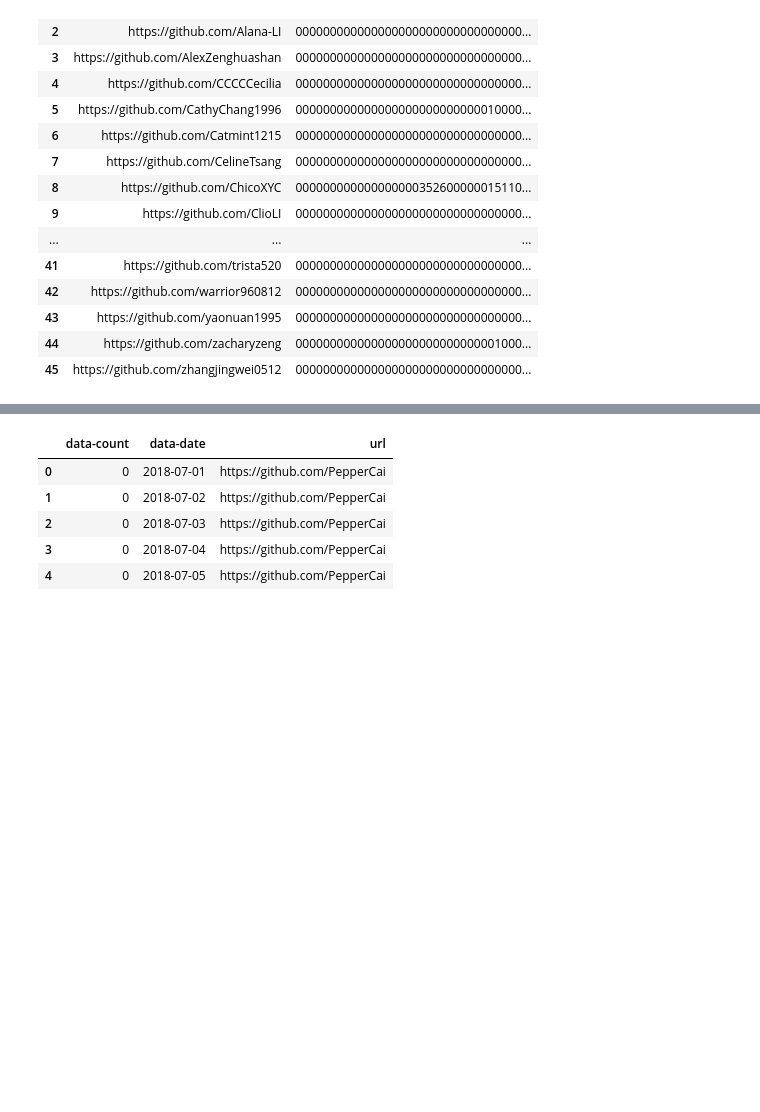
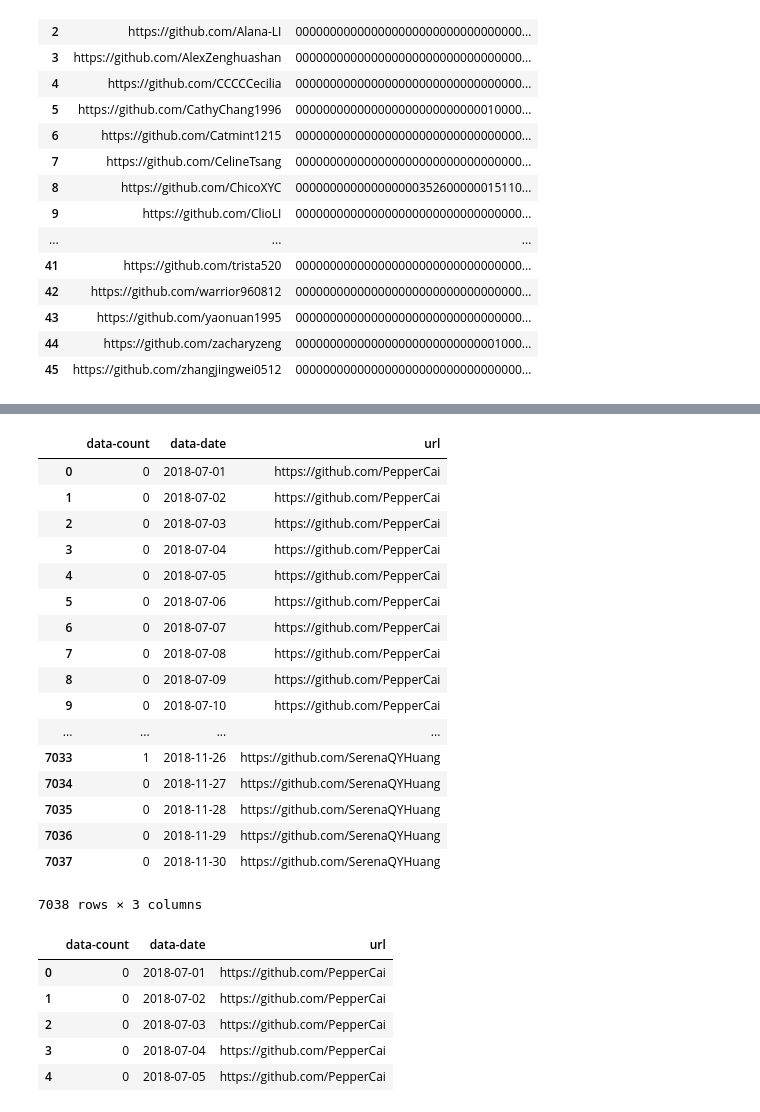
Before and after one commit to hupili/github-activies, a Jupyter notebook: github-leaderboard.ipynb, the cells around one changed output, grey strips where cells are left out. Drawn from its saved outputs; the diff is of its cells as text; code cells hidden in the pictures; blank space fills up the shorter version.

```diff
--- a/github-leaderboard.ipynb
+++ b/github-leaderboard.ipynb
@@ -121,3 +130,24 @@ len(df2)
+# %%
+df2
+# %% [output]
+|  | data-count | data-date | url |
+| 0 | 0 | 2018-07-01 | https://github.com/PepperCai |
+| 1 | 0 | 2018-07-02 | https://github.com/PepperCai |
+| 2 | 0 | 2018-07-03 | https://github.com/PepperCai |
+| 3 | 0 | 2018-07-04 | https://github.com/PepperCai |
+| 4 | 0 | 2018-07-05 | https://github.com/PepperCai |
+| 5 | 0 | 2018-07-06 | https://github.com/PepperCai |
+| 6 | 0 | 2018-07-07 | https://github.com/PepperCai |
+| 7 | 0 | 2018-07-08 | https://github.com/PepperCai |
+| 8 | 0 | 2018-07-09 | https://github.com/PepperCai |
+| 9 | 0 | 2018-07-10 | https://github.com/PepperCai |
+| ... | ... | ... | ... |
+| 7033 | 1 | 2018-11-26 | https://github.com/SerenaQYHuang |
+| 7034 | 0 | 2018-11-27 | https://github.com/SerenaQYHuang |
+| 7035 | 0 | 2018-11-28 | https://github.com/SerenaQYHuang |
+| 7036 | 0 | 2018-11-29 | https://github.com/SerenaQYHuang |
+| 7037 | 0 | 2018-11-30 | https://github.com/SerenaQYHuang |
+7038 rows × 3 columns
 # %%
 df2.head()
 # %% [output]
```
Also changed, not shown: parts of 6 cells of this notebook, 4 other files.
